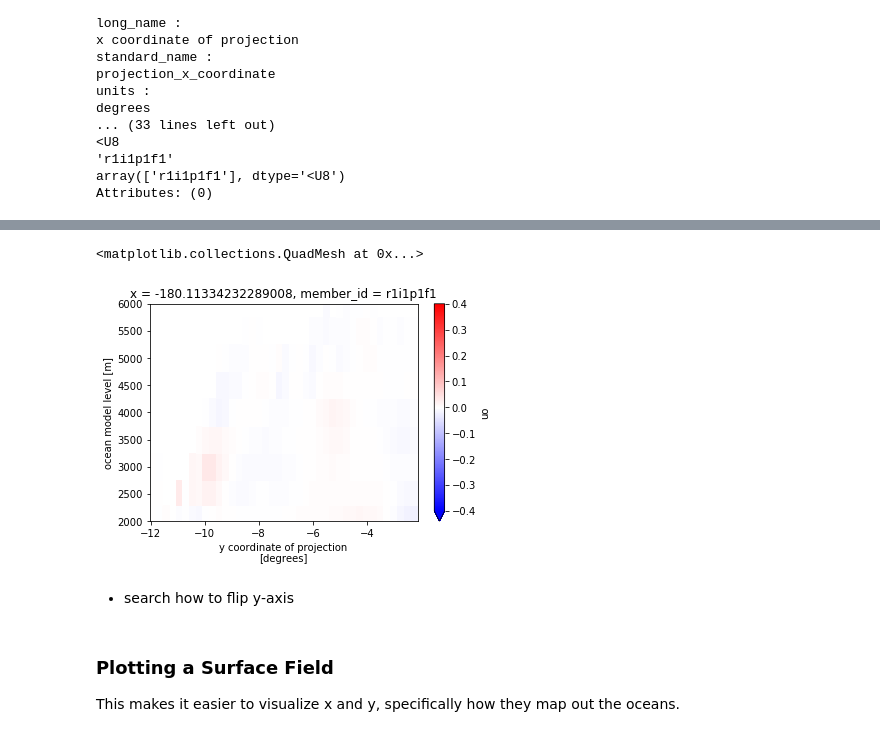
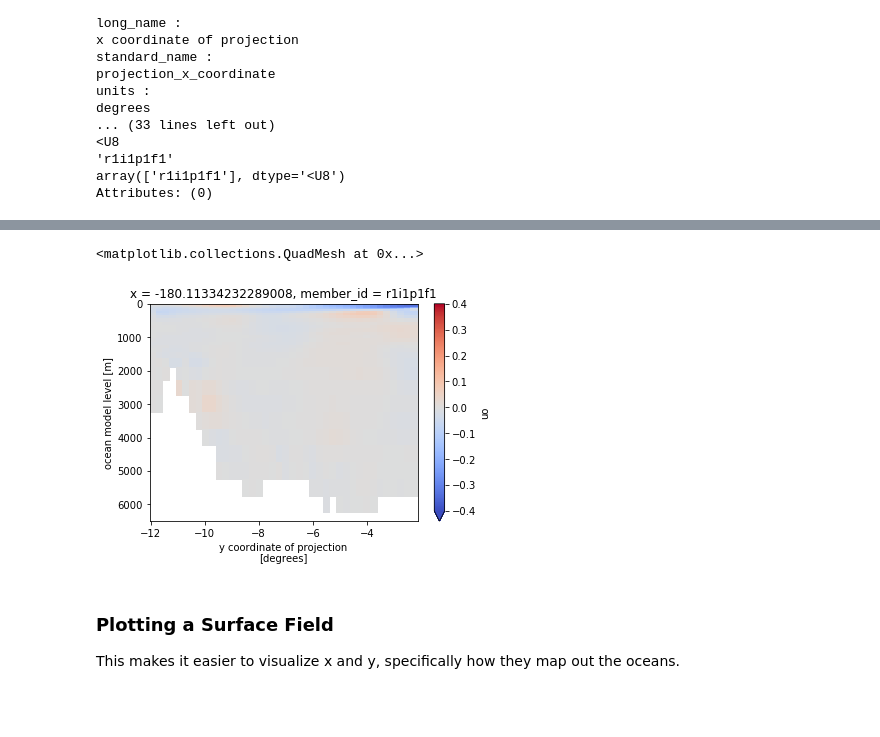
Before and after one commit to disandroa/Example-Notebooks, a Jupyter notebook: Initial Calculations/first_plot.ipynb, the cells around one changed output, grey strips where cells are left out. Cells and saved outputs as stored; diff of their text form; code cells hidden in the pictures; blank space fills up the shorter version.

Commit message:
fized depth on y-axis ad cmap

```diff
--- a/Initial Calculations/first_plot.ipynb
+++ b/Initial Calculations/first_plot.ipynb
@@ -236,10 +236,8 @@ client
 # %%
-try1.plot(vmin=-0.4, vmax=0.4, cmap='bwr', ylim=(2000,6000))
+try1.plot(vmin=-0.4, vmax=0.4, cmap='coolwarm', ylim=(6500,0))
 # %% [output]
 <matplotlib.collections.QuadMesh at 0x...>
-[figure, old version]
+[figure, new version]
-# %% [markdown]
-* search how to flip y-axis
 # %% [markdown]
 ### Plotting a Surface Field
 This makes it easier to visualize x and y, specifically how they map out the oceans.
```
Also changed, not shown: parts of 3 cells of this notebook.
